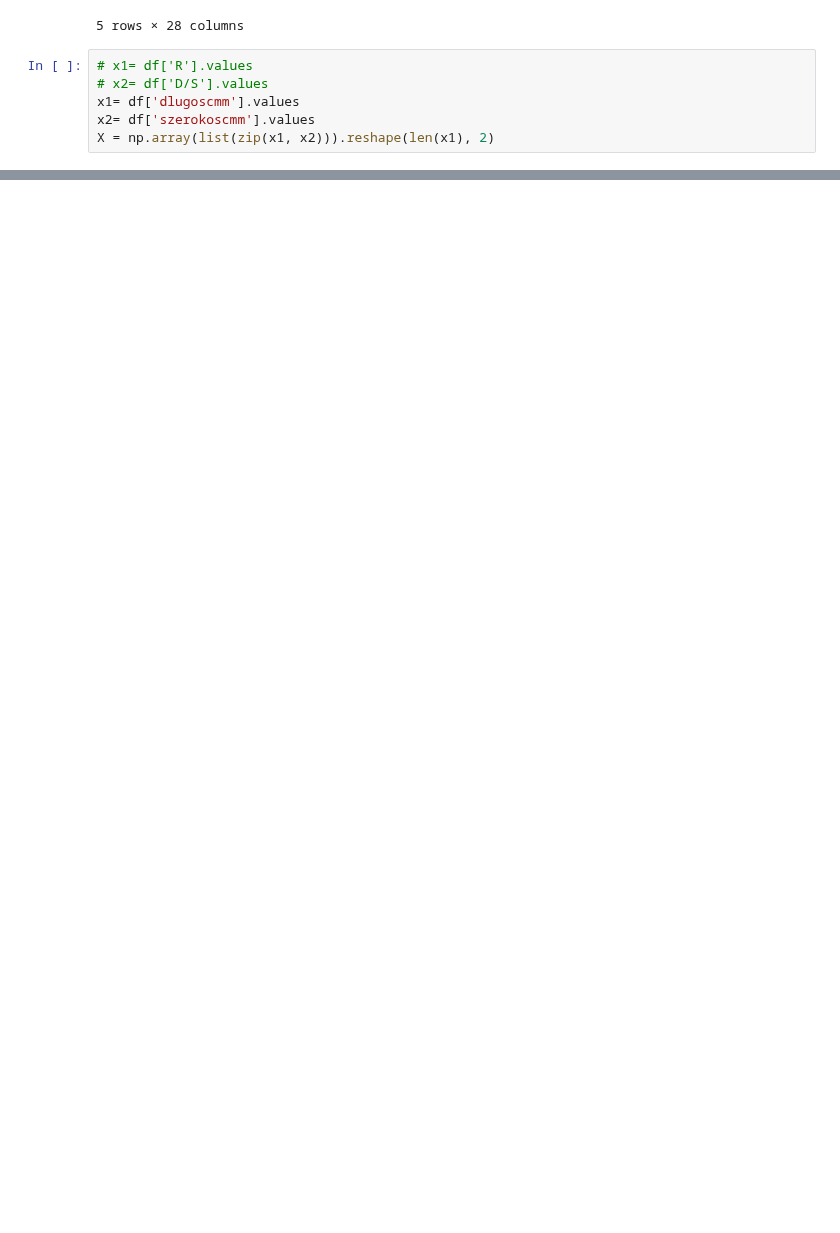
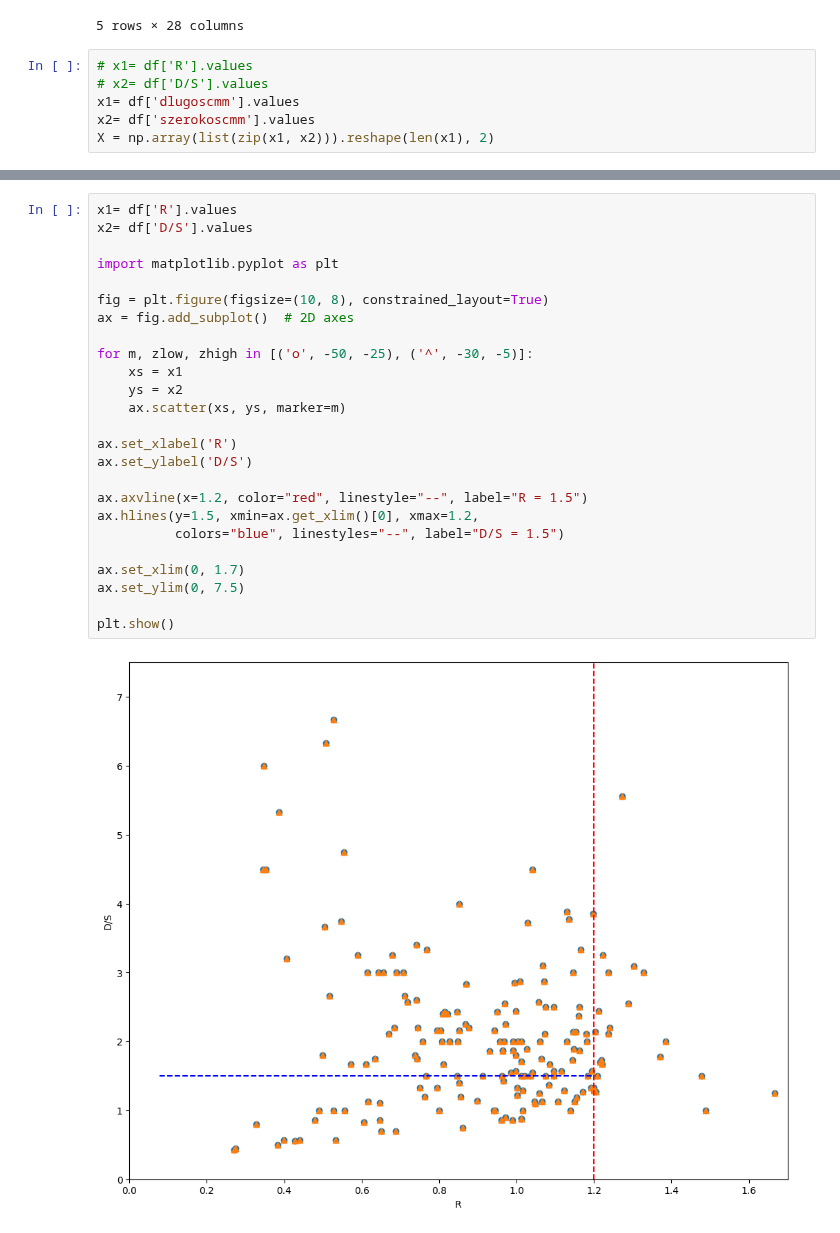
Before and after one commit to bAIcteria/microscope-ml-analyser, a Jupyter notebook: modeling/clustering/cluster_test.ipynb, the cells around one changed output, grey strips where cells are left out. Saved outputs shown, nothing was run; the diff lists cells and outputs as text; blank space fills up the shorter version.

```diff
--- a/modeling/clustering/cluster_test.ipynb
+++ b/modeling/clustering/cluster_test.ipynb
@@ -153,0 +154,27 @@ plt.show()
+# %%
+x1= df['R'].values
+x2= df['D/S'].values
+
+import matplotlib.pyplot as plt
+
+fig = plt.figure(figsize=(10, 8), constrained_layout=True)
+ax = fig.add_subplot()  # 2D axes
+
+for m, zlow, zhigh in [('o', -50, -25), ('^', -30, -5)]:
+    xs = x1
+    ys = x2
+    ax.scatter(xs, ys, marker=m)
+
+ax.set_xlabel('R')
+ax.set_ylabel('D/S')
+
+ax.axvline(x=1.2, color="red", linestyle="--", label="R = 1.5")
+ax.hlines(y=1.5, xmin=ax.get_xlim()[0], xmax=1.2,
+          colors="blue", linestyles="--", label="D/S = 1.5")
+
+ax.set_xlim(0, 1.7)
+ax.set_ylim(0, 7.5)
+
+plt.show()
+# %% [output]
+[figure, added]
```
Also changed, not shown: parts of 4 cells of this notebook.
